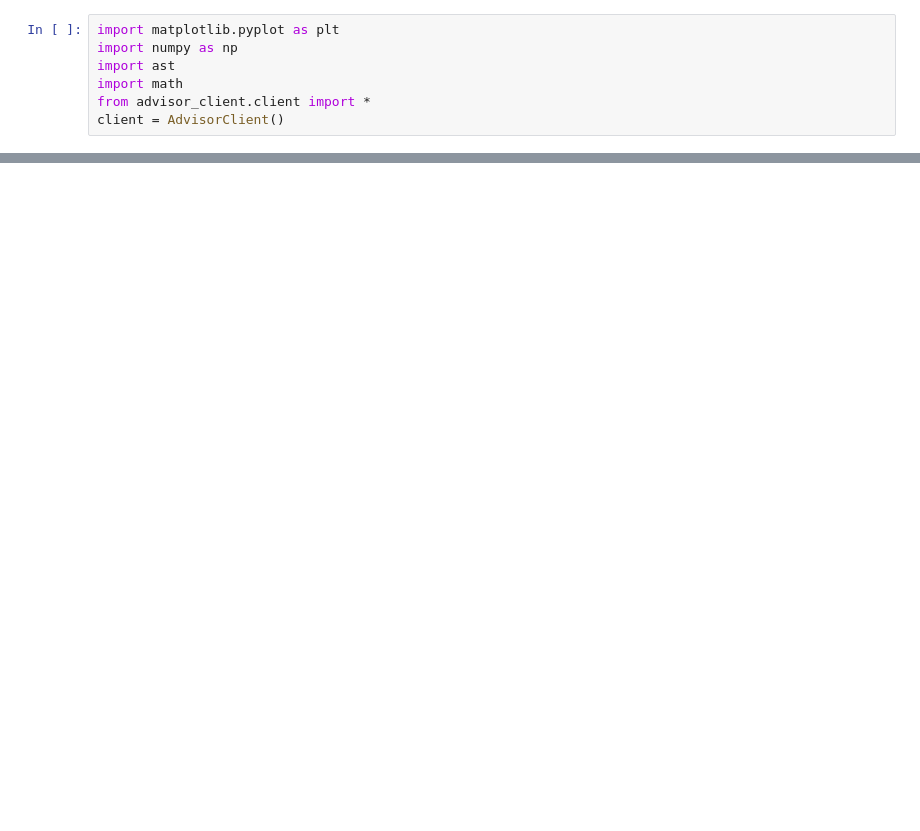
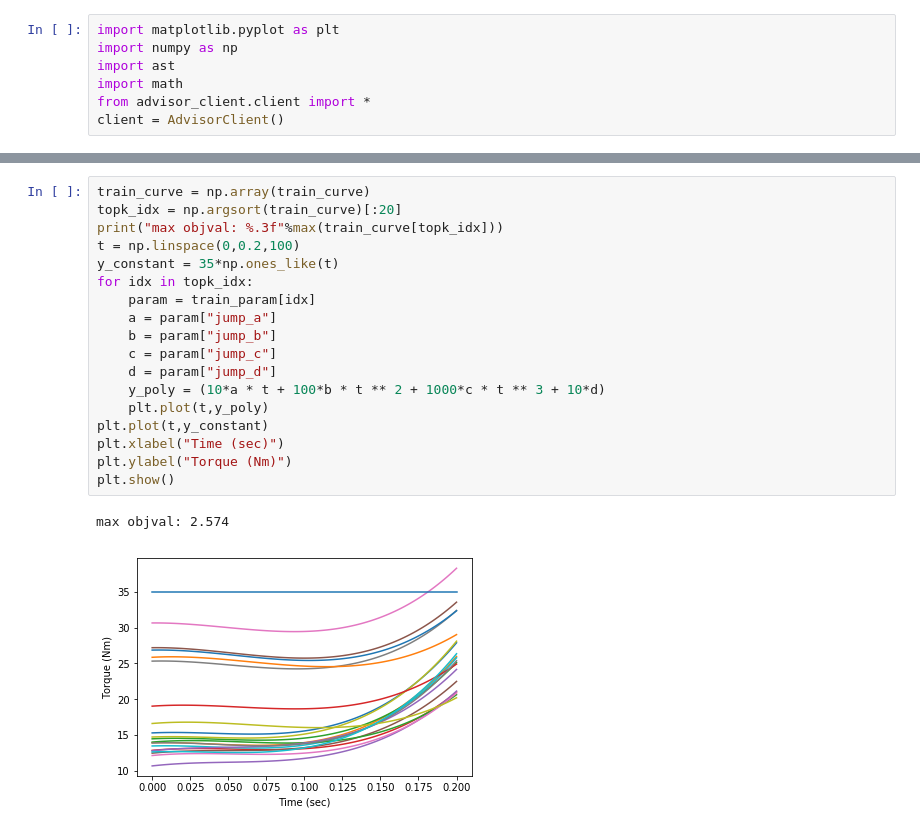
Before and after one commit to silvery107/wheeled-bipedal-jumping, a Jupyter notebook: MiniNezha/plot.ipynb, the cells around one changed output, grey strips where cells are left out. Saved outputs shown, nothing was run; the diff lists cells and outputs as text; blank space fills up the shorter version.

```diff
--- a/MiniNezha/plot.ipynb
+++ b/MiniNezha/plot.ipynb
@@ -37,3 +44,24 @@ best trial: Id: 287, study_name: optimal_jump6, name: BayesianOptimizationTrial,
+# %%
+train_curve = np.array(train_curve)
+topk_idx = np.argsort(train_curve)[:20]
+print("max objval: %.3f"%max(train_curve[topk_idx]))
+t = np.linspace(0,0.2,100)
+y_constant = 35*np.ones_like(t)
+for idx in topk_idx:
+    param = train_param[idx]
+    a = param["jump_a"]
+    b = param["jump_b"]
+    c = param["jump_c"]
+    d = param["jump_d"]
+    y_poly = (10*a * t + 100*b * t ** 2 + 1000*c * t ** 3 + 10*d)
+    plt.plot(t,y_poly)
+plt.plot(t,y_constant)
+plt.xlabel("Time (sec)")
+plt.ylabel("Torque (Nm)")
+plt.show()
+# %% [output]
+max objval: 2.574
+[figure, added]
 # %%
 param_dic = ast.literal_eval(best_trial.parameter_values)
 a = param_dic["jump_a"]
```
Also changed, not shown: parts of 5 cells of this notebook, 18 other files.
